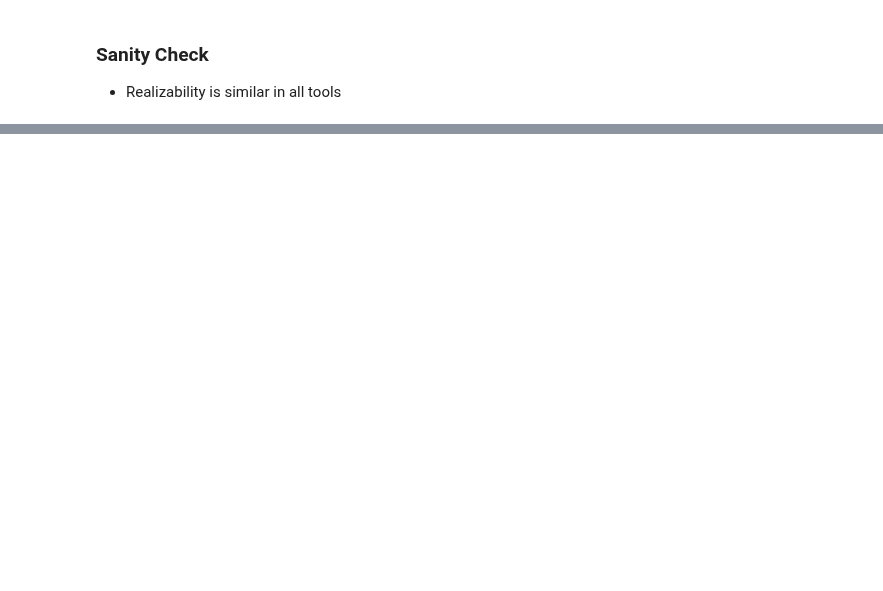
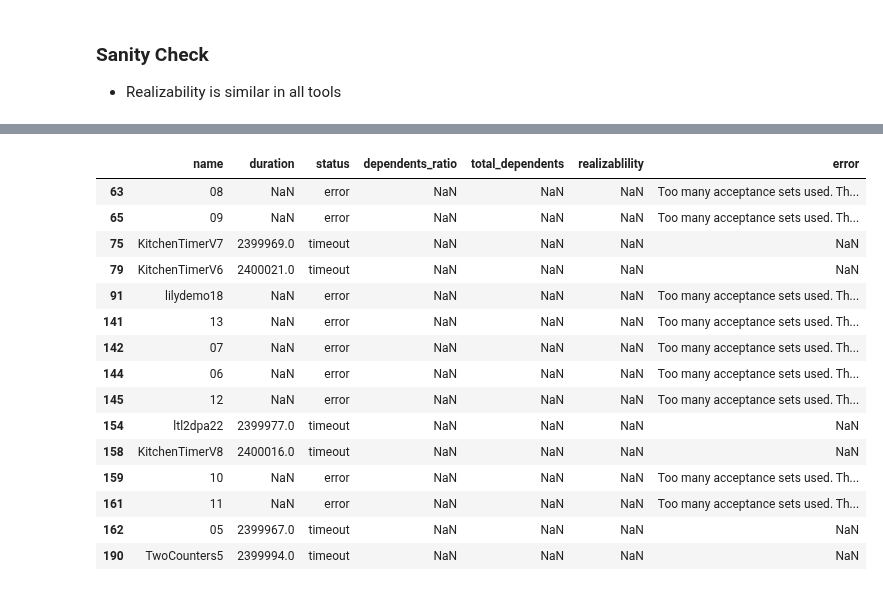
Before and after one commit to eliyaoo32/DepSynt, a Jupyter notebook: notebooks/synthesis-result.ipynb, the cells around one changed output, grey strips where cells are left out. Cells and saved outputs as stored; diff of their text form; code cells hidden in the pictures; blank space fills up the shorter version.

```diff
--- a/notebooks/synthesis-result.ipynb
+++ b/notebooks/synthesis-result.ipynb
@@ -99,0 +106,19 @@ deps_synt_df
+# %%
+deps_synt_df[deps_synt_df['status'] != 'completed']
+# %% [output]
+|  | name | duration | status | dependents_ratio | total_dependents | realizablility | error |
+| 63 | 08 | NaN | error | NaN | NaN | NaN | Too many acceptance sets used. Th... |
+| 65 | 09 | NaN | error | NaN | NaN | NaN | Too many acceptance sets used. Th... |
+| 75 | KitchenTimerV7 | 2399969.0 | timeout | NaN | NaN | NaN | NaN |
+| 79 | KitchenTimerV6 | 2400021.0 | timeout | NaN | NaN | NaN | NaN |
+| 91 | lilydemo18 | NaN | error | NaN | NaN | NaN | Too many acceptance sets used. Th... |
+| 141 | 13 | NaN | error | NaN | NaN | NaN | Too many acceptance sets used. Th... |
+| 142 | 07 | NaN | error | NaN | NaN | NaN | Too many acceptance sets used. Th... |
+| 144 | 06 | NaN | error | NaN | NaN | NaN | Too many acceptance sets used. Th... |
+| 145 | 12 | NaN | error | NaN | NaN | NaN | Too many acceptance sets used. Th... |
+| 154 | ltl2dpa22 | 2399977.0 | timeout | NaN | NaN | NaN | NaN |
+| 158 | KitchenTimerV8 | 2400016.0 | timeout | NaN | NaN | NaN | NaN |
+| 159 | 10 | NaN | error | NaN | NaN | NaN | Too many acceptance sets used. Th... |
+| 161 | 11 | NaN | error | NaN | NaN | NaN | Too many acceptance sets used. Th... |
+| 162 | 05 | 2399967.0 | timeout | NaN | NaN | NaN | NaN |
+| 190 | TwoCounters5 | 2399994.0 | timeout | NaN | NaN | NaN | NaN |
```
Also changed, not shown: parts of 15 cells of this notebook.
